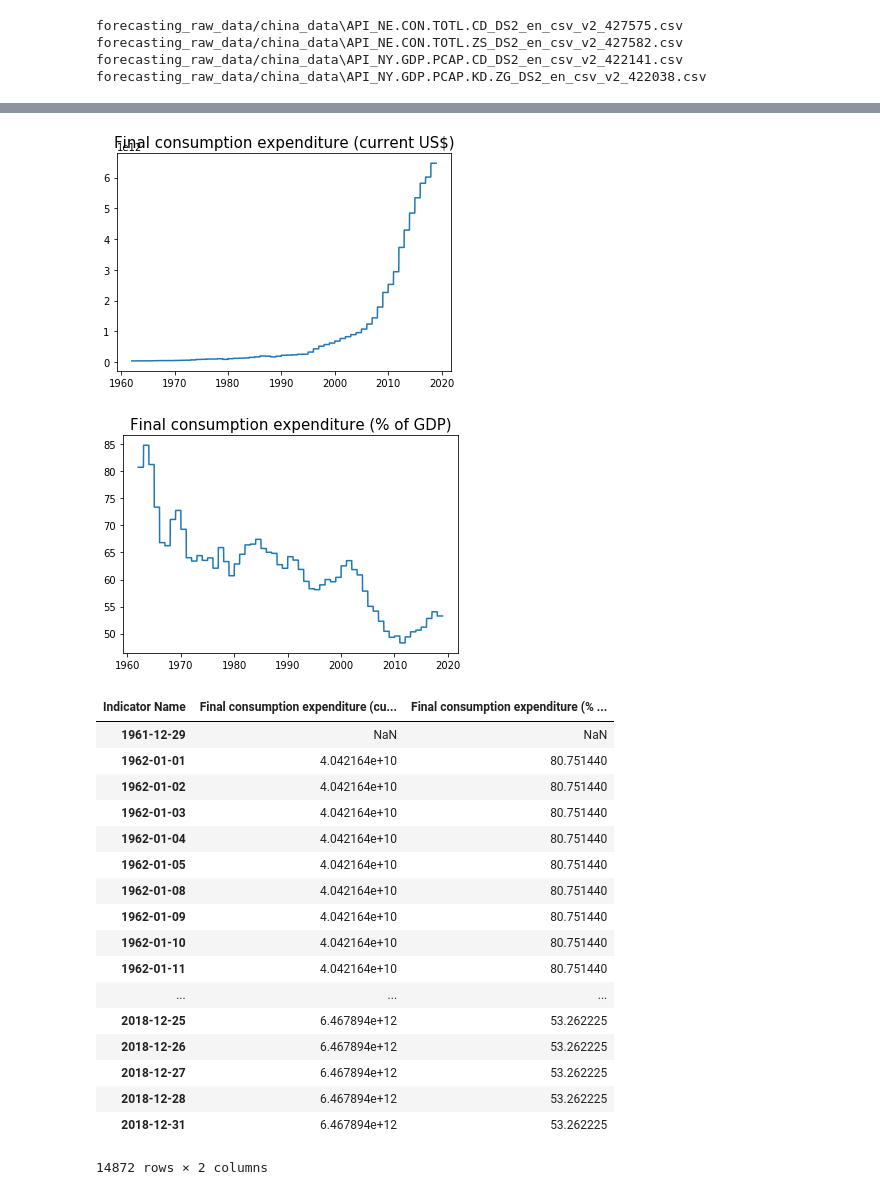
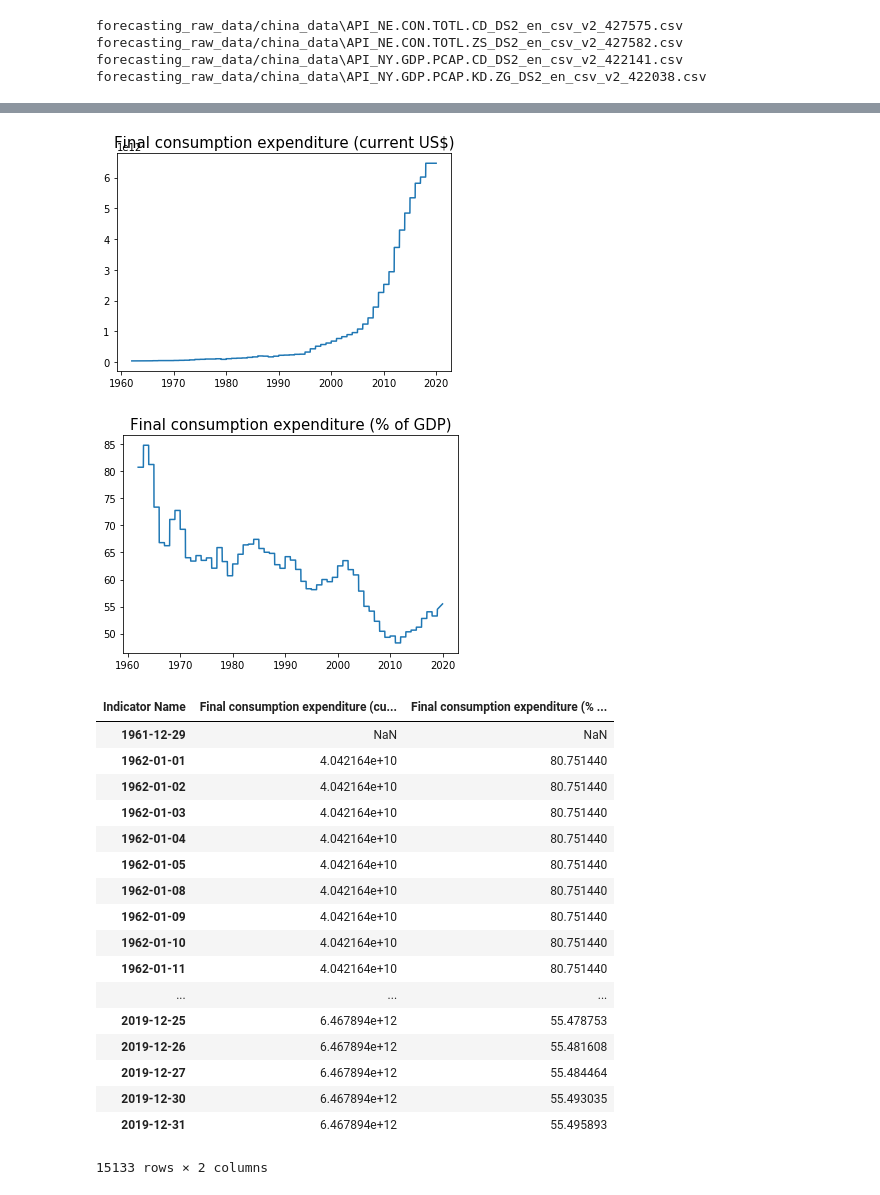
Before and after one commit to chiemiko/metals-research, a Jupyter notebook: forecasting/GDP Cleaning.ipynb, the cells around one changed output, grey strips where cells are left out. Drawn from its saved outputs; the diff is of its cells as text; code cells hidden in the pictures.

```diff
--- a/forecasting/GDP Cleaning.ipynb
+++ b/forecasting/GDP Cleaning.ipynb
@@ -141,6 +135,5 @@ china_gdp
 # %%
 files = glob.glob('forecasting_raw_data/china_data/*' + ".csv")
-
 
 china = pd.DataFrame()
 for file in files:
@@ -150,7 +143,7 @@ for file in files:
 
 
 
-    china = df_main.append(china_row)
+    china = china.append(china_row)
     #print(china_row)
 
 china.index = china['Indicator Name']
@@ -175,11 +168,31 @@ forecasting_raw_data/china_data\API_NY.GDP.PCAP.KD.ZG_DS2_en_csv_v2_422038.csv
 china_consump = china[['Final consumption expenditure (current US$)', 'Final consumption expenditure (% of GDP)']]
 
 china_gdp = china[['GDP per capita (current US$)', 'GDP per capita growth (annual %)']]
+# %%
+# Manually create current year in dataframe with NaN values
+
+# For China consump
+
+df2 = pd.DataFrame([[np.nan, np.nan]], columns=china_consump.columns)
+df2.index = [datetime.datetime(china_consump.index[-1].year+1, 12, 31)]
+
+china_consump = china_consump.append(df2)
+
+# For china gdp
+
+df2 = pd.DataFrame([[np.nan, np.nan]], columns=china_gdp.columns)
+df2.index = [datetime.datetime(china_gdp.index[-1].year+1, 12, 31)]
+
+china_gdp = china_gdp.append(df2)
 # %%
+# Forward fill using the linear method will fill in the missing value linearly for CURRENT YEAR
+
+# Tail end fill question
+# https://stackoverflow.com/questions/48000804/pandas-extrapolate-missing-values-at-the-tail
 
 
 china_gdp = china_gdp.resample('B').ffill()
-upsampled_china = china_gdp.interpolate(method='linear')
+upsampled_china = china_gdp.interpolate(method='spline',  limit_direction ='forward', order=2)
 
 
 for i in range(len(upsampled_china.columns)):
@@ -214,18 +226,20 @@ upsampled_china
 # %%
 china_consump = china_consump.resample('B').ffill()
-upsampled_china = china_consump.interpolate(method='linear')
+upsampled_china_consump = china_consump.interpolate(method='spline', limit_direction='forward', order=2)
 
 
-for i in range(len(upsampled_china.columns)):
+for i in range(len(upsampled_china_consump.columns)):
 
-    plt.plot(upsampled_china.iloc[:, i])
-    plt.title(str(upsampled_china.columns[i]), fontsize=15)
+    plt.plot(upsampled_china_consump.iloc[:, i])
+    plt.title(str(upsampled_china_consump.columns[i]), fontsize=15)
     plt.show()
 
-upsampled_china
+upsampled_china_consump
+
+# upsampled_china_consump[upsampled_china_consump.index.day == 1]
 # %% [output]
-[figure, old version]
+[figure, new version]
-[figure, old version]
+[figure, new version]
 | Indicator Name | Final consumption expenditure (cu... | Final consumption expenditure (% ... |
 | 1961-12-29 | NaN | NaN |
 | 1962-01-01 | 4.042164e+10 | 80.751440 |
@@ -238,9 +252,9 @@ upsampled_china
 | 1962-01-10 | 4.042164e+10 | 80.751440 |
 | 1962-01-11 | 4.042164e+10 | 80.751440 |
 | ... | ... | ... |
-| 2018-12-25 | 6.467894e+12 | 53.262225 |
-| 2018-12-26 | 6.467894e+12 | 53.262225 |
-| 2018-12-27 | 6.467894e+12 | 53.262225 |
-| 2018-12-28 | 6.467894e+12 | 53.262225 |
-| 2018-12-31 | 6.467894e+12 | 53.262225 |
+| 2019-12-25 | 6.467894e+12 | 55.478753 |
+| 2019-12-26 | 6.467894e+12 | 55.481608 |
+| 2019-12-27 | 6.467894e+12 | 55.484464 |
+| 2019-12-30 | 6.467894e+12 | 55.493035 |
+| 2019-12-31 | 6.467894e+12 | 55.495893 |
-14872 rows × 2 columns
+15133 rows × 2 columns
```
Also changed, not shown: parts of 5 cells of this notebook, 10 other files.
